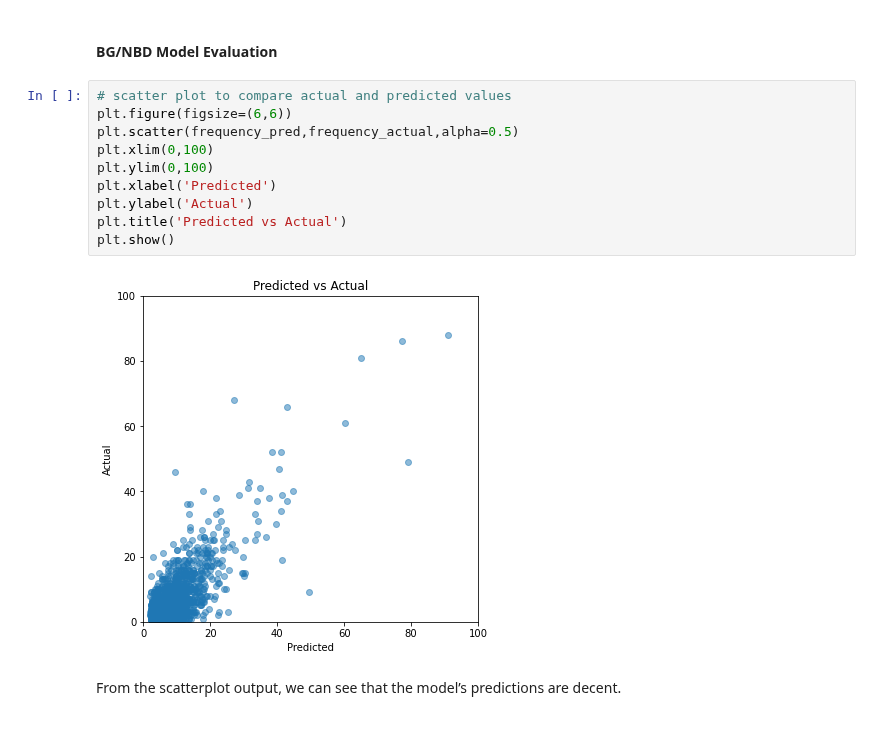
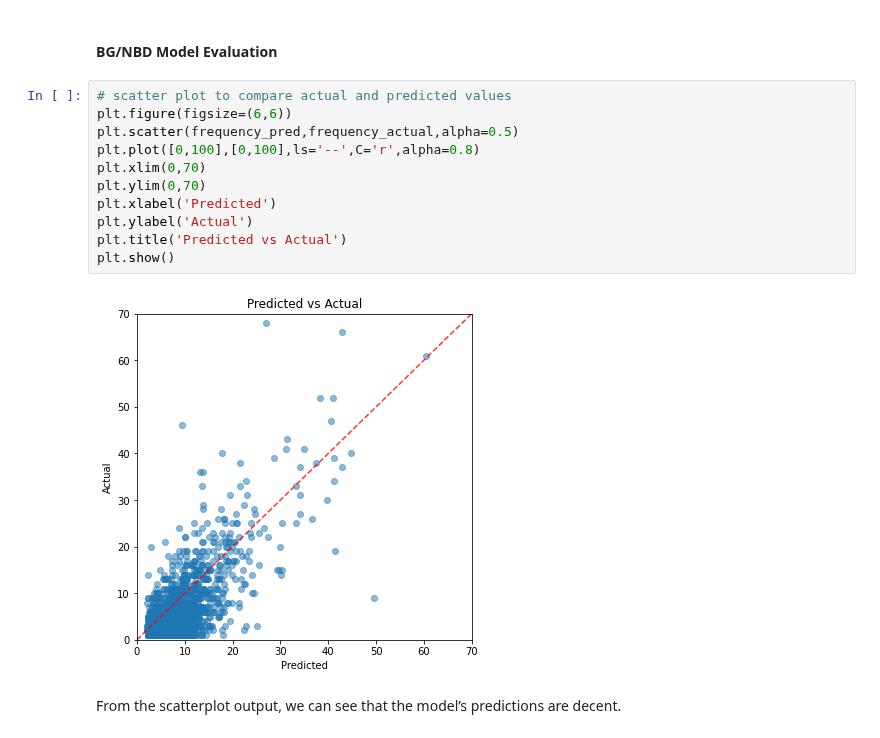
Before and after one commit to amythemirror/Customer_Lifetime_Value_Prediction, a Jupyter notebook: Modeling - Regression Model.ipynb, the cells around one changed output. Saved outputs shown, nothing was run; the diff lists cells and outputs as text.

Commit message:
Add diagonal lines on scatter plots

```diff
--- a/Modeling - Regression Model.ipynb
+++ b/Modeling - Regression Model.ipynb
@@ -178,15 +178,16 @@ frequency_pred = bgf.predict(holdout_days,
 # %%
 # scatter plot to compare actual and predicted values
 plt.figure(figsize=(6,6))
 plt.scatter(frequency_pred,frequency_actual,alpha=0.5)
-plt.xlim(0,100)
-plt.ylim(0,100)
+plt.plot([0,100],[0,100],ls='--',C='r',alpha=0.8)
+plt.xlim(0,70)
+plt.ylim(0,70)
 plt.xlabel('Predicted')
 plt.ylabel('Actual')
 plt.title('Predicted vs Actual')
 plt.show()
 # %% [output]
-[figure, old version]
+[figure, new version]
 # %% [markdown]
 From the scatterplot output, we can see that the model’s predictions are decent.
 # %%
```
Also changed, not shown: parts of 2 cells of this notebook.
